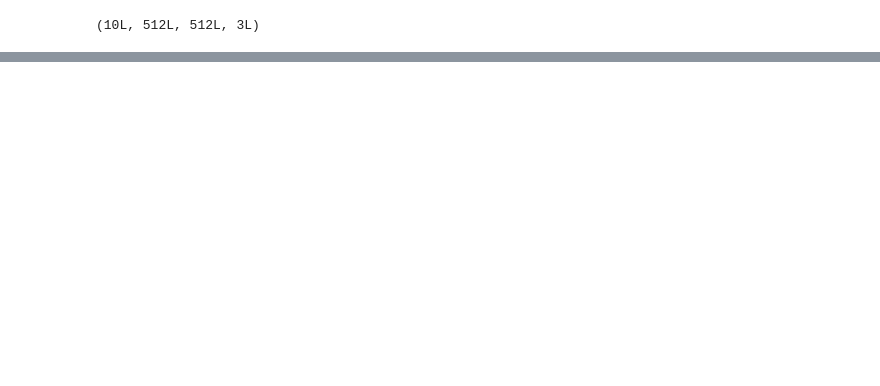
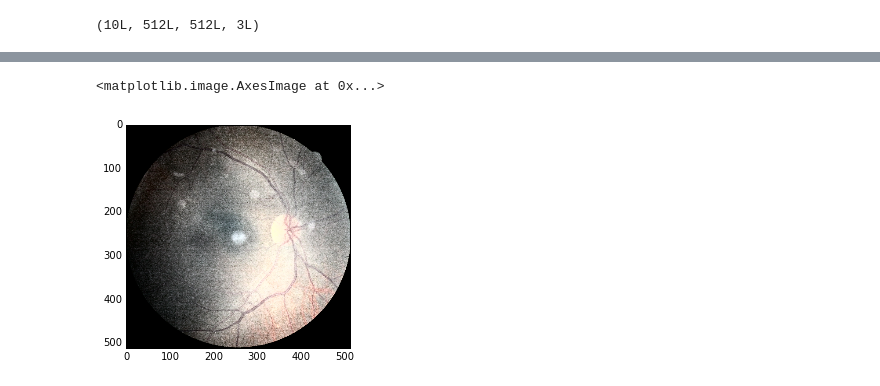
Before and after one commit to A-Jacobson/Retinopathy_Detection, a Jupyter notebook: tutorial/Further_Preprocessing.ipynb, the cells around one changed output, grey strips where cells are left out. Drawn from its saved outputs; the diff is of its cells as text; code cells hidden in the pictures; blank space fills up the shorter version.

```diff
--- a/tutorial/Further_Preprocessing.ipynb
+++ b/tutorial/Further_Preprocessing.ipynb
@@ -112,0 +85,13 @@ samples[0].shape[1]
+# %%
+img = samples[1]
+# %%
+def histogram_equalization(im):
+    img_yuv = cv2.cvtColor(im, cv2.COLOR_BGR2YCrCb)
+    img_yuv[:,:,0] = cv2.equalizeHist(img[:,:,0])
+    return cv2.cvtColor(img_yuv, cv2.COLOR_YCR_CB2RGB)
+# %%
+new_img = histogram_equalization(img)
+plt.imshow(new_img)
+# %% [output]
+<matplotlib.image.AxesImage at 0x...>
+[figure, added]
```
Also changed, not shown: parts of 6 cells of this notebook, 2 other files.
